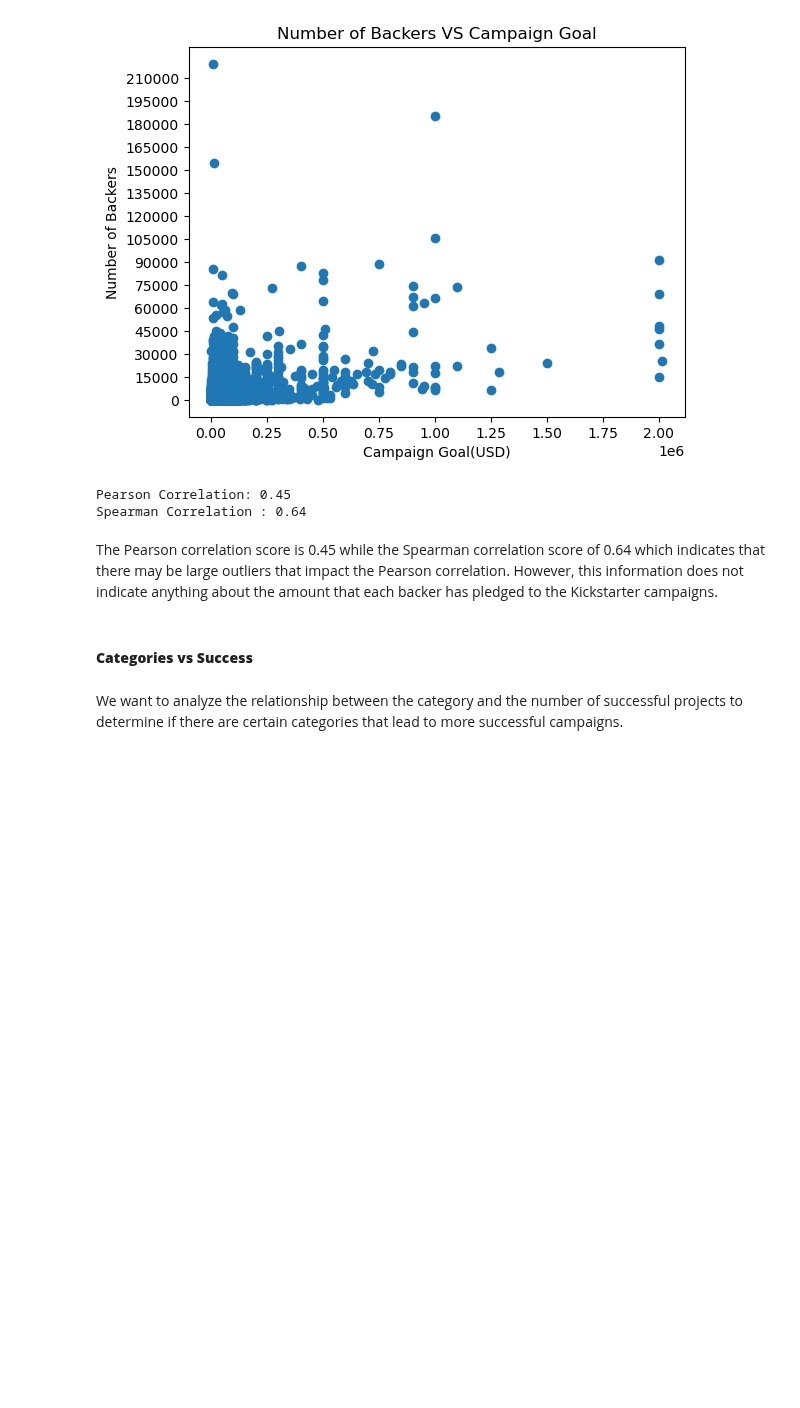
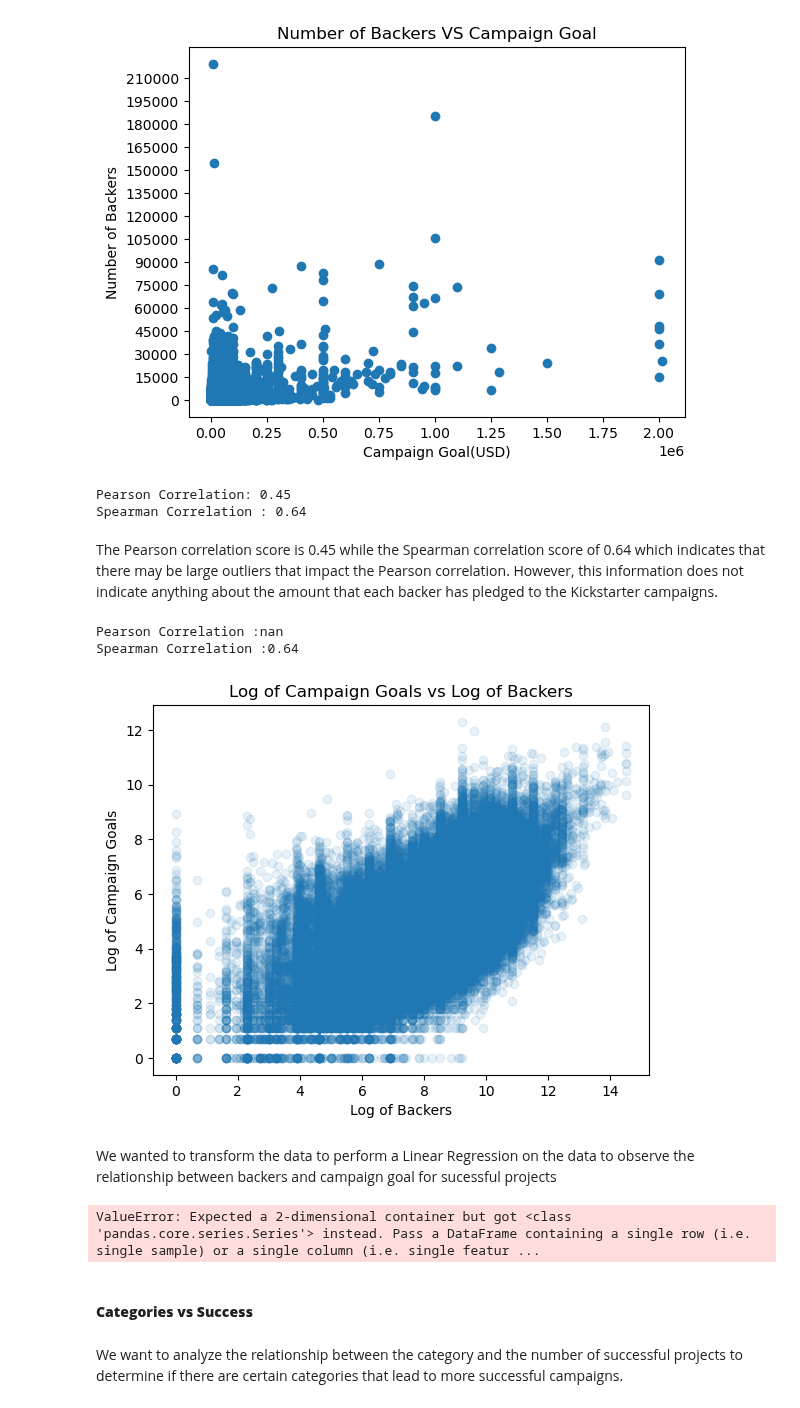
Before and after one commit to catherine-fang-git/kickstarter_project_success_info2950, a Jupyter notebook: INFO2950_Phase2.ipynb, the cells around one changed output. Cells and saved outputs as stored; diff of their text form; code cells hidden in the pictures; blank space fills up the shorter version.

```diff
--- a/INFO2950_Phase2.ipynb
+++ b/INFO2950_Phase2.ipynb
@@ -252,6 +252,35 @@ Pearson Correlation: 0.45
 Spearman Correlation : 0.64
 # %% [markdown]
 The Pearson correlation score is 0.45 while the Spearman correlation score of 0.64 which indicates that there may be large outliers that impact the Pearson correlation. However, this information does not indicate anything about the amount that each backer has pledged to the Kickstarter campaigns.
+# %%
+plt.scatter(np.log(success_proj.GOAL_IN_USD), np.log(success_proj.BACKERS_COUNT),
+            alpha = 0.1)
+plt.xlabel("Log of Backers")
+plt.ylabel("Log of Campaign Goals")
+plt.title("Log of Campaign Goals vs Log of Backers")
+log_pscore = np.log(success_proj["GOAL_IN_USD"]).corr(np.log(success_proj["BACKERS_COUNT"]),
+                                                       method = "pearson")
+log_sscore = np.log(success_proj["GOAL_IN_USD"]).corr(np.log(success_proj["BACKERS_COUNT"]),
+                                                       method = "spearman")
+print(f"Pearson Correlation :{np.round(log_pscore, 2)}")
+print(f"Spearman Correlation :{np.round(log_sscore, 2)}")
+# %% [output]
+Pearson Correlation :nan
+Spearman Correlation :0.64
+[figure, added]
+# %% [markdown]
+We wanted to transform the data to perform a Linear Regression on the data to observe the relationship between backers and campaign goal for sucessful projects
+# %%
+X = np.log(success_proj["GOAL_IN_USD"])
+y = np.log(success_proj["BACKERS_COUNT"])
+model = LinearRegression().fit(X,y)
+
+slope = np.round(model.coef_[0][0], 2)
+print(f"The model's slope is: {slope}")
+intercept = np.round(model.intercept_[0], 2)
+print(f"The model's intercept is: {intercept}")
+# %% [output]
+ValueError: Expected a 2-dimensional container but got <class 'pandas.core.series.Series'> instead. Pass a DataFrame containing a single row (i.e. single sample) or a single column (i.e. single featur ...
 # %% [markdown]
 #### **Categories vs Success**
 # %% [markdown]
```
Also changed, not shown: parts of 3 cells of this notebook.
